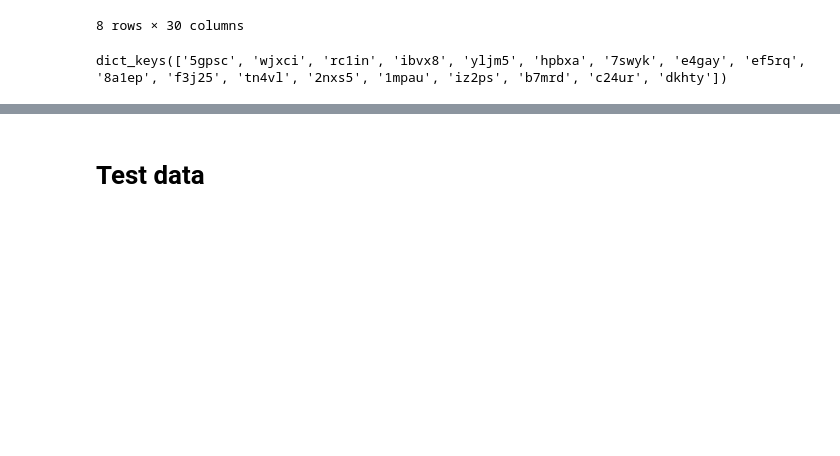
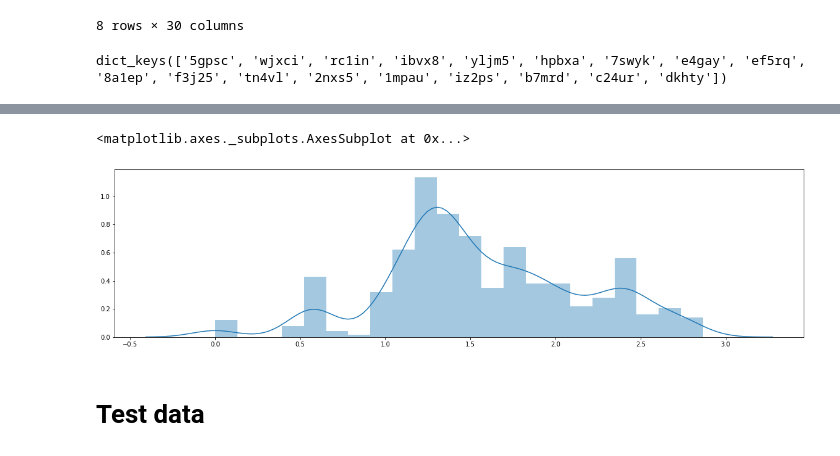
Before and after one commit to VHKA1729/cognitive-load, a Jupyter notebook: Preliminary_VHKA.ipynb, the cells around one changed output, grey strips where cells are left out. Saved outputs shown, nothing was run; the diff lists cells and outputs as text; code cells hidden in the pictures; blank space fills up the shorter version.

```diff
--- a/Preliminary_VHKA.ipynb
+++ b/Preliminary_VHKA.ipynb
@@ -85,9 +88,14 @@ for df in train_list:
 # %%
 user_list = list(labels_train['user-id'].unique())
 user_df = {}
+sensors = ['gsr','hr','rr','temp']
+train_df = {'gsr': gsr_train,
+            'hr': hr_train,
+            'rr': rr_train,
+            'temp': temp_train}
 # %%
 train = pd.concat([gsr_train,hr_train,rr_train,temp_train])
-iterables = [['gsr','hr','rr','temp'],labels_train['user-id']]
+iterables = [sensors,labels_train['user-id']]
 train.index = pd.MultiIndex.from_product(iterables, names=['sensor', 'user-id'])
 
 #train = pd.concat([gsr_train,hr_train,rr_train,temp_train], keys = ('gsr','hr','rr','temp'))
@@ -231,3 +251,8 @@ user_df[user_list[0]].loc['gsr'].T.plot()
+# %%
+sns.distplot(user_df[user_list[0]].loc['gsr'])#[[1]])
+# %% [output]
+<matplotlib.axes._subplots.AxesSubplot at 0x...>
+[figure, added]
 # %% [markdown]
 # Test data
 # %%
```
Also changed, not shown: parts of 23 cells of this notebook.
